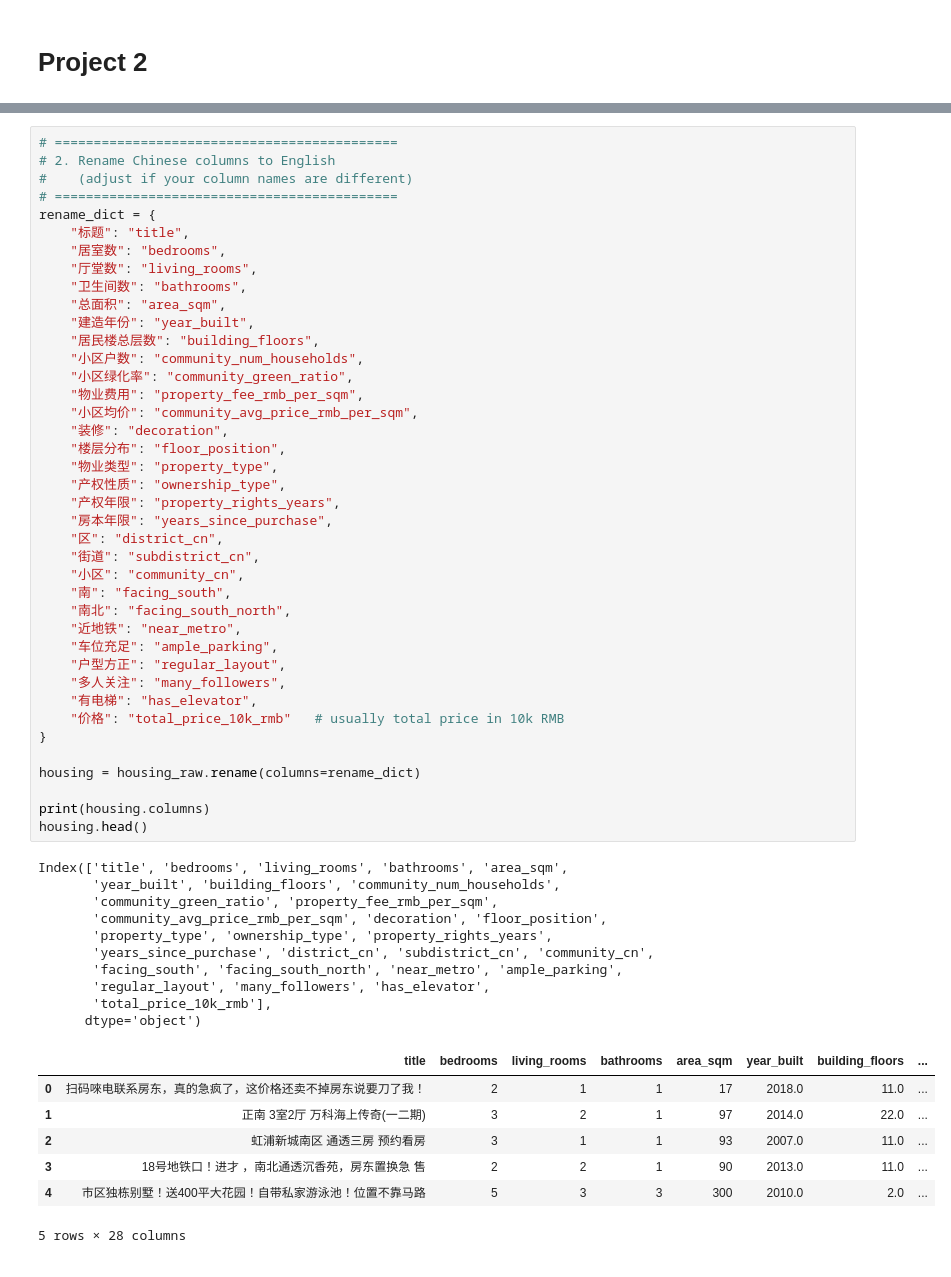
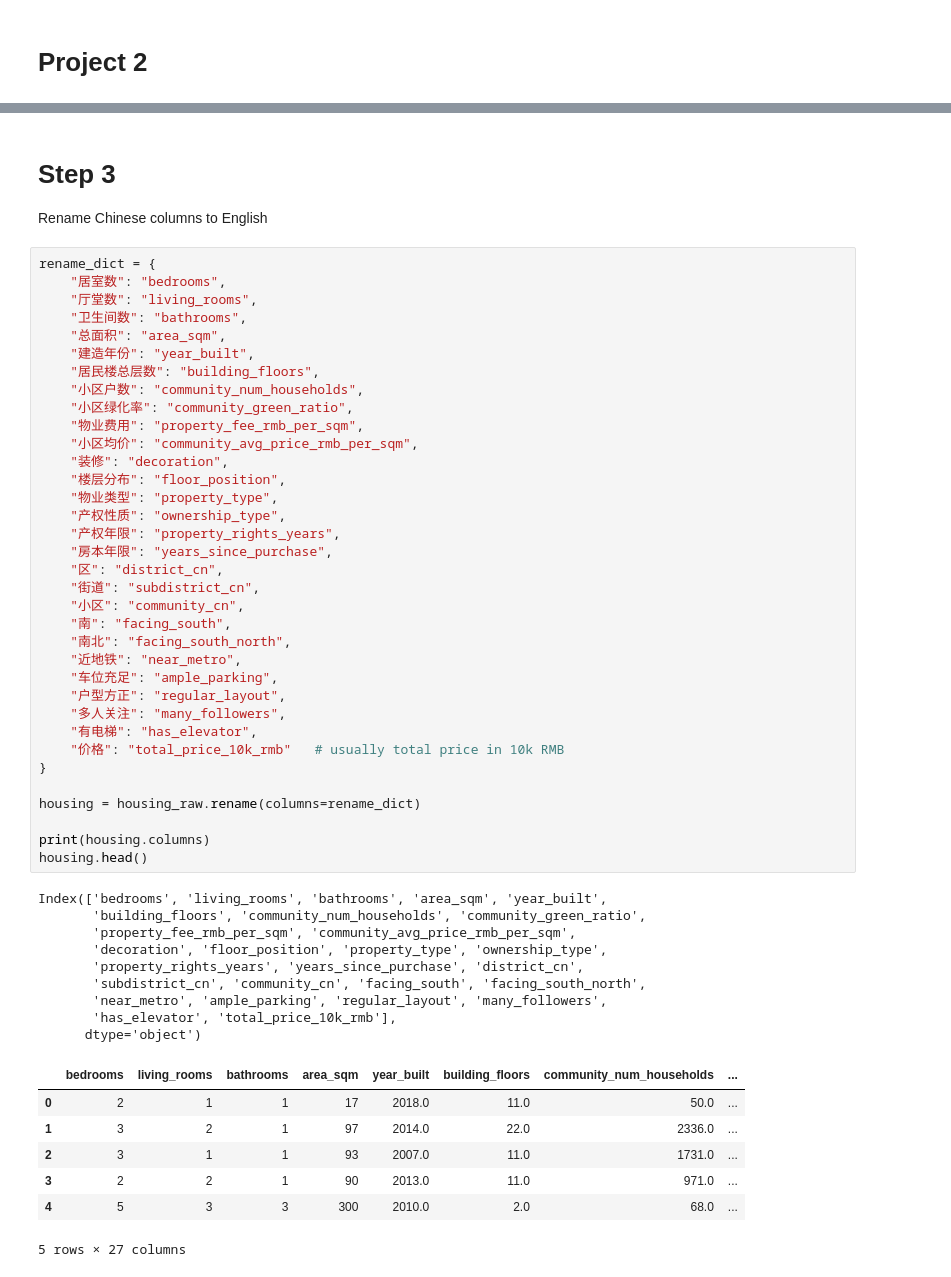
Before and after one commit to yc4747-star/yc4747-star.github.io, a Jupyter notebook: project2/project2.ipynb, the cells around one changed output, grey strips where cells are left out. Cells and saved outputs as stored; diff of their text form.

```diff
--- a/project2/project2.ipynb
+++ b/project2/project2.ipynb
@@ -32,10 +47,8 @@ Index(['标题', '居室数', '厅堂数', '卫生间数', '总面积', '建造
+# %% [markdown]
+# Step 3
+Rename Chinese columns to English
 # %%
-# ============================================
-# 2. Rename Chinese columns to English
-#    (adjust if your column names are different)
-# ============================================
 rename_dict = {
-    "标题": "title",
     "居室数": "bedrooms",
     "厅堂数": "living_rooms",
     "卫生间数": "bathrooms",
@@ -44,46 +57,45 @@ rename_dict = {
     "居民楼总层数": "building_floors",
     "小区户数": "community_num_households",
     "小区绿化率": "community_green_ratio",
     "物业费用": "property_fee_rmb_per_sqm",
     "小区均价": "community_avg_price_rmb_per_sqm",
     "装修": "decoration",
     "楼层分布": "floor_position",
     "物业类型": "property_type",
     "产权性质": "ownership_type",
     "产权年限": "property_rights_years",
     "房本年限": "years_since_purchase",
     "区": "district_cn",
     "街道": "subdistrict_cn",
     "小区": "community_cn",
     "南": "facing_south",
     "南北": "facing_south_north",
     "近地铁": "near_metro",
     "车位充足": "ample_parking",
     "户型方正": "regular_layout",
     "多人关注": "many_followers",
     "有电梯": "has_elevator",
     "价格": "total_price_10k_rmb"   # usually total price in 10k RMB
 }
 
 housing = housing_raw.rename(columns=rename_dict)
 
 print(housing.columns)
 housing.head()
 # %% [output]
-Index(['title', 'bedrooms', 'living_rooms', 'bathrooms', 'area_sqm',
-       'year_built', 'building_floors', 'community_num_households',
-       'community_green_ratio', 'property_fee_rmb_per_sqm',
-       'community_avg_price_rmb_per_sqm', 'decoration', 'floor_position',
-       'property_type', 'ownership_type', 'property_rights_years',
-       'years_since_purchase', 'district_cn', 'subdistrict_cn', 'community_cn',
-       'facing_south', 'facing_south_north', 'near_metro', 'ample_parking',
-       'regular_layout', 'many_followers', 'has_elevator',
-       'total_price_10k_rmb'],
+Index(['bedrooms', 'living_rooms', 'bathrooms', 'area_sqm', 'year_built',
+       'building_floors', 'community_num_households', 'community_green_ratio',
+       'property_fee_rmb_per_sqm', 'community_avg_price_rmb_per_sqm',
+       'decoration', 'floor_position', 'property_type', 'ownership_type',
+       'property_rights_years', 'years_since_purchase', 'district_cn',
+       'subdistrict_cn', 'community_cn', 'facing_south', 'facing_south_north',
+       'near_metro', 'ample_parking', 'regular_layout', 'many_followers',
+       'has_elevator', 'total_price_10k_rmb'],
       dtype='object')
-|  | title | bedrooms | living_rooms | bathrooms | area_sqm | year_built | building_floors | ... |
-| 0 | 扫码唻电联系房东，真的急疯了，这价格还卖不掉房东说要刀了我！ | 2 | 1 | 1 | 17 | 2018.0 | 11.0 | ... |
-| 1 | 正南 3室2厅 万科海上传奇(一二期) | 3 | 2 | 1 | 97 | 2014.0 | 22.0 | ... |
-| 2 | 虹浦新城南区 通透三房 预约看房 | 3 | 1 | 1 | 93 | 2007.0 | 11.0 | ... |
-| 3 | 18号地铁口！进才 ，南北通透沉香苑，房东置换急 售 | 2 | 2 | 1 | 90 | 2013.0 | 11.0 | ... |
-| 4 | 市区独栋别墅！送400平大花园！自带私家游泳池！位置不靠马路 | 5 | 3 | 3 | 300 | 2010.0 | 2.0 | ... |
+|  | bedrooms | living_rooms | bathrooms | area_sqm | year_built | building_floors | community_num_households | ... |
+| 0 | 2 | 1 | 1 | 17 | 2018.0 | 11.0 | 50.0 | ... |
+| 1 | 3 | 2 | 1 | 97 | 2014.0 | 22.0 | 2336.0 | ... |
+| 2 | 3 | 1 | 1 | 93 | 2007.0 | 11.0 | 1731.0 | ... |
+| 3 | 2 | 2 | 1 | 90 | 2013.0 | 11.0 | 971.0 | ... |
+| 4 | 5 | 3 | 3 | 300 | 2010.0 | 2.0 | 68.0 | ... |
-5 rows × 28 columns
+5 rows × 27 columns
```
Also changed, not shown: parts of 23 cells of this notebook, 1 other file.
